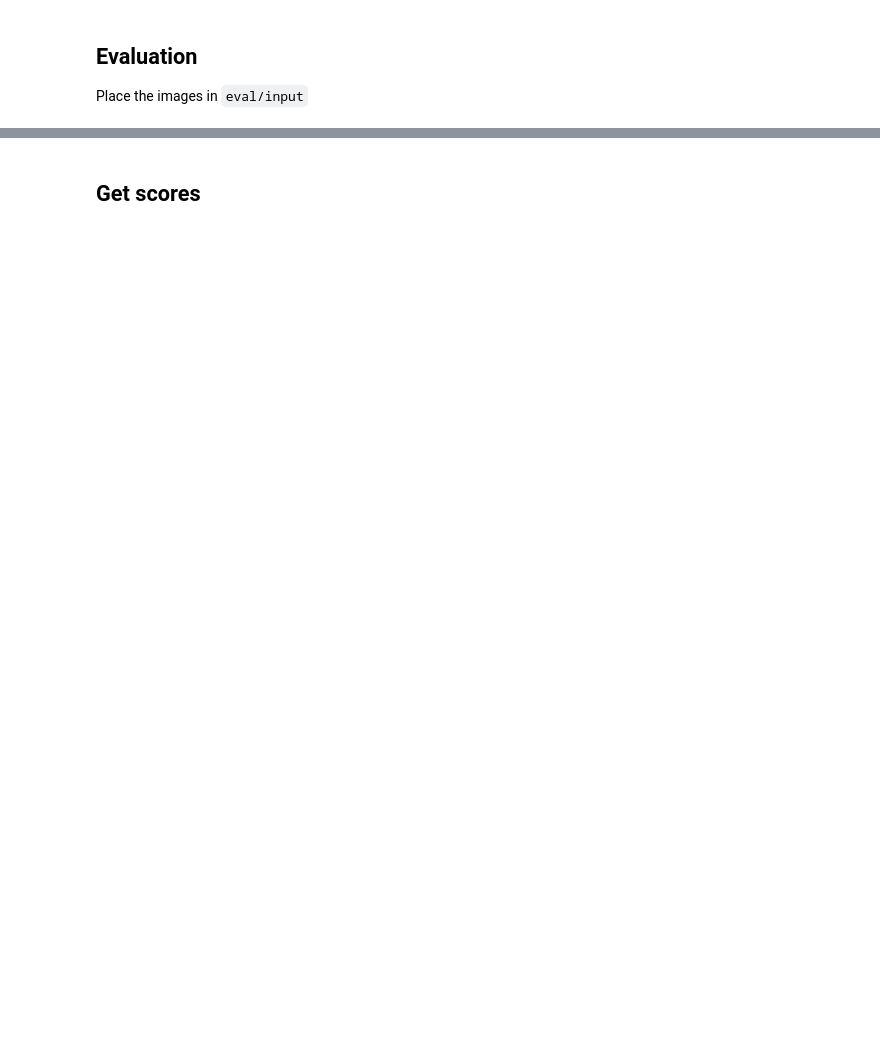
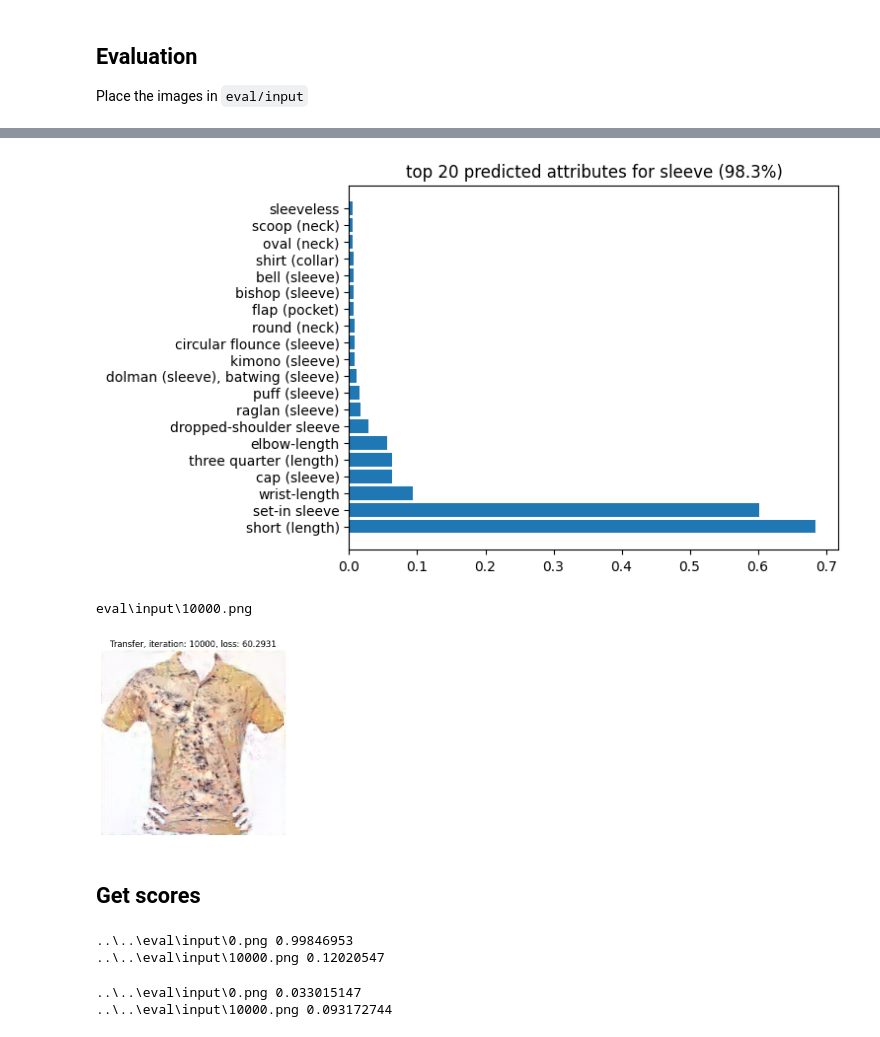
Before and after one commit to pfrolke/DLCV-project-33, a Jupyter notebook: 3_evaluate_results.ipynb, the cells around one changed output, grey strips where cells are left out. Drawn from its saved outputs; the diff is of its cells as text; code cells hidden in the pictures; blank space fills up the shorter version.

```diff
--- a/3_evaluate_results.ipynb
+++ b/3_evaluate_results.ipynb
@@ -37,27 +74,35 @@ with open('eval/attributes.json') as f:
 # %%
 import matplotlib.pyplot as plt
 from IPython.display import Image
 
 subject, item, topn = 1, 1, 20
 
 pred_class = CLASSES[res[subject]['classes'][item]]
 class_score = res[subject]['scores'][item]
 
 pred_scores = {att: score for att, score in zip(ATTRIBUTES, res[subject]['attributes'][item])}
 pred_sorted = sorted(pred_scores.items(), key=lambda x: x[1], reverse=True)[:topn]
 
 labels, scores = zip(*pred_sorted)
 
 plt.barh(labels, scores)
 plt.title(f'top {topn} predicted attributes for {pred_class} ({round(class_score*100,1)}%)')
 plt.show()
 
-filename = res[subject]['image_file'].removeprefix('../../')
+#Windows
+filename = res[subject]['image_file'].removeprefix('..\..\\')
+#Mac
+# filename = res[subject]['image_file'].removeprefix('../../')
+print(filename)
 Image(filename=filename, retina=True)
+# %% [output]
+[figure, added]
+eval\input\10000.png
+[figure, added]
 # %% [markdown]
 ## Get scores
 # %%
-target_class = 'shirt, blouse'
+target_class = 'top, t-shirt, sweatshirt'
 target_class_i = list(CLASSES.keys())[list(CLASSES.values()).index(target_class)]
 
 for item in res:
@@ -65,11 +110,17 @@ for item in res:
 
     score = max(scores) if scores else 0
     print(item['image_file'], score)
+# %% [output]
+..\..\eval\input\0.png 0.99846953
+..\..\eval\input\10000.png 0.12020547
 # %%
-attribute = ATTRIBUTES.index('check')
+attribute = ATTRIBUTES.index('floral')
 
 for item in res:
     scores = [att_item[attribute] for att_item in item['attributes']]
 
     score = max(scores) if scores else 0
     print(item['image_file'], score)
+# %% [output]
+..\..\eval\input\0.png 0.033015147
+..\..\eval\input\10000.png 0.093172744
```
Also changed, not shown: parts of 4 cells of this notebook, 50 other files.
